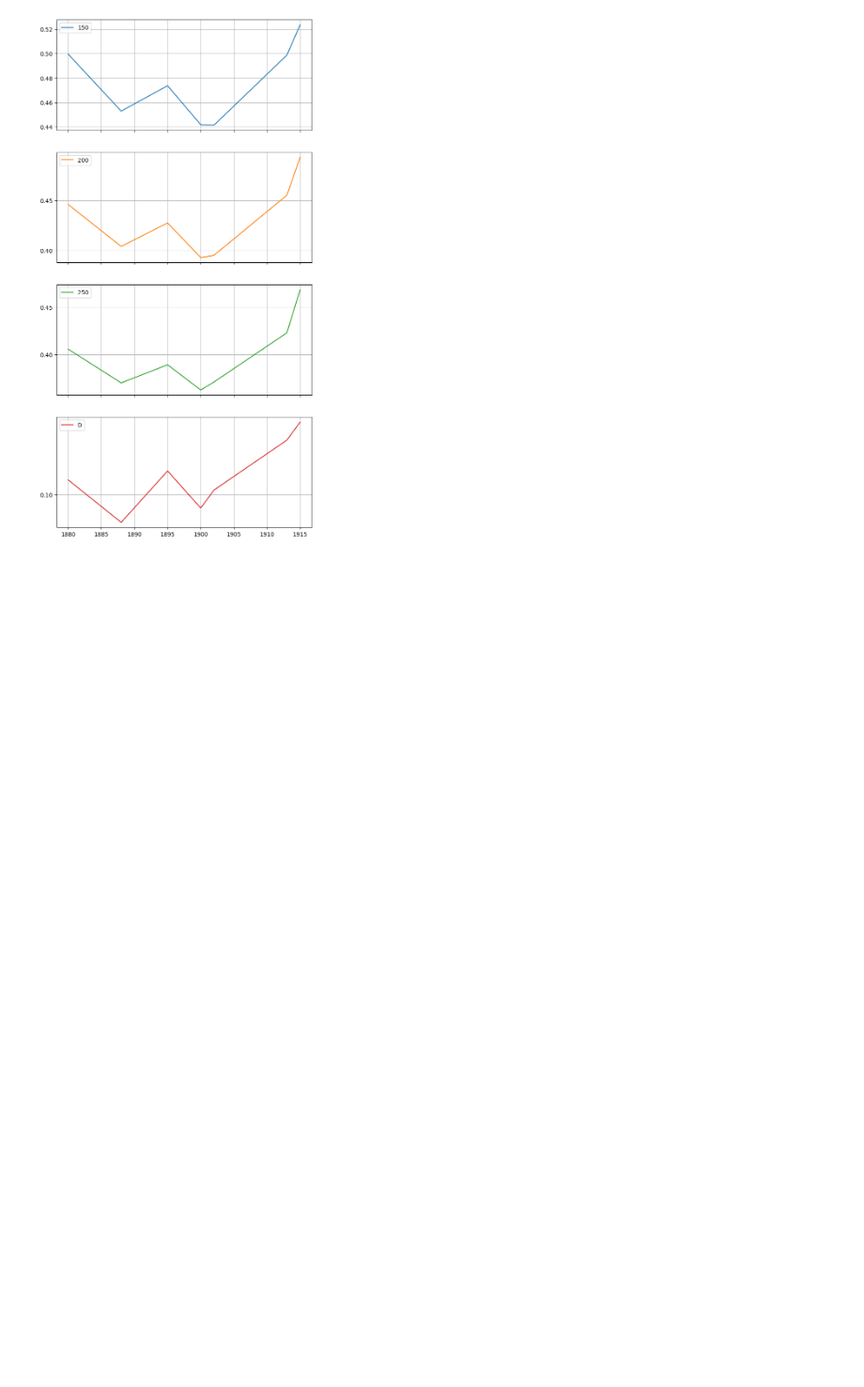
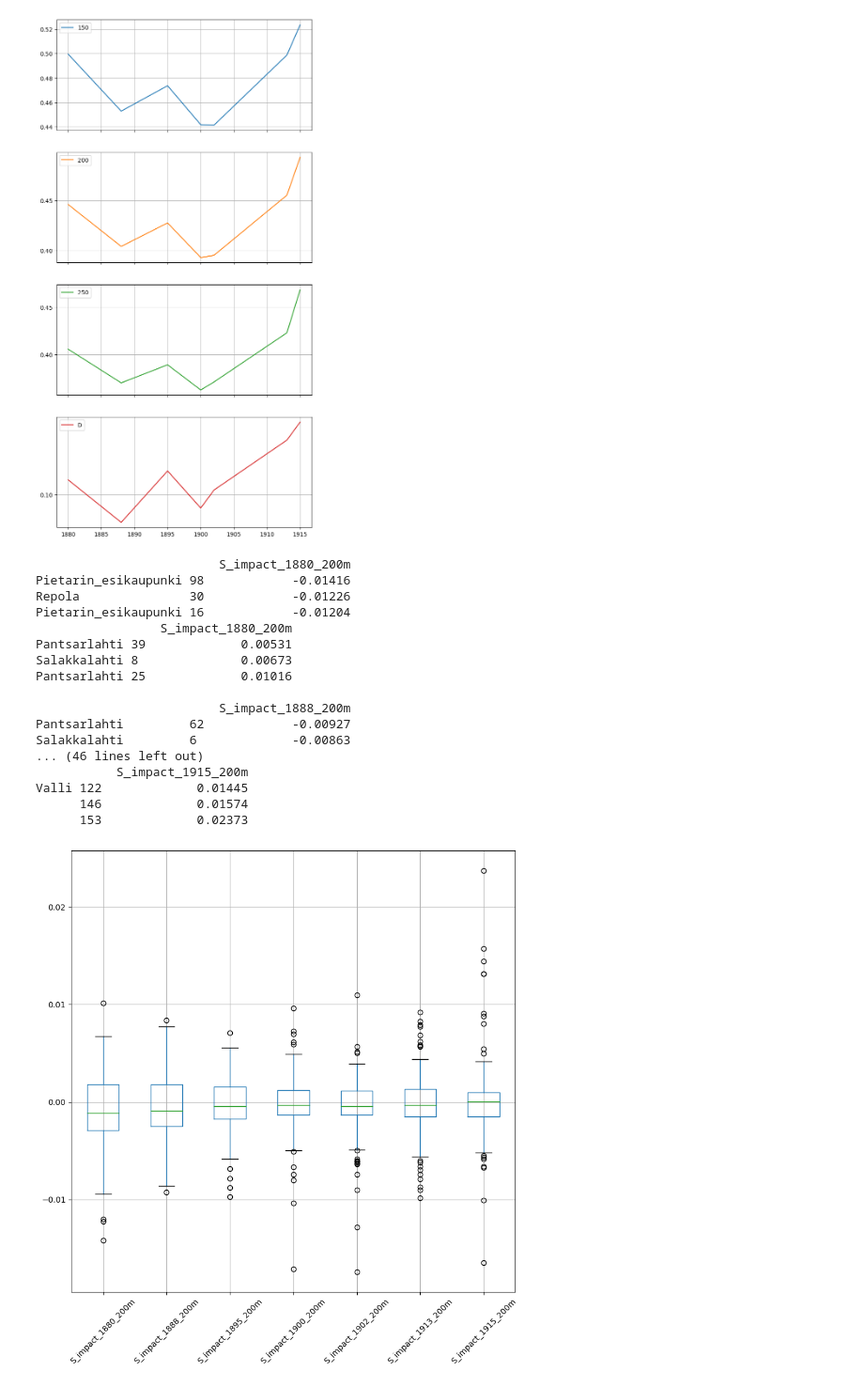
Before and after one commit to AnttiHaerkoenen/spatial_segregation, a Jupyter notebook: notebooks/segregation_change_1880-1920.ipynb, the cells around one changed output. Shown at 94% size. Cells and saved outputs as stored; diff of their text form; code cells hidden in the pictures; blank space fills up the shorter version.

Commit message:
impact

```diff
--- a/notebooks/segregation_change_1880-1920.ipynb
+++ b/notebooks/segregation_change_1880-1920.ipynb
@@ -351,0 +372,57 @@ plt.savefig('../figures/S_and_D.png')
+# %%
+results = {}
+for year in YEARS:
+    for bw in BWS:
+        output_file = data_dir / 'processed' / f'S_impact_{year}_{bw}m.csv'
+        if output_file.exists():
+            continue
+
+        population_data = pd.read_csv(
+            data_dir / 'interim' / f'pop_by_page_{year}.csv',
+            index_col=0,
+            dtype={'district': str, 'representative_plot': str, 'page_number': str},
+        ).pipe(prepare_pop_data)
+        population_data.rename({'representative_plot': 'plot_number'}, axis=1, inplace=True)
+        population_data = population_data.set_index(['district', 'plot_number'], drop=True)
+        population_data = population_data.pipe(handle_combined_plots).pipe(remove_institutions, institutions, year)
+        page_location_data = location_data.join(population_data, on=['district', 'plot_number'])
+        page_location_data.dropna(axis=0, inplace=True)
+        impact = individual_impact(
+            page_location_data,
+            bandwidth=bw,
+            cell_size=CELL_SIZE,
+            kernel_function=quartic_kernel,
+        )
+        impact.to_csv(output_file)
+# %%
+impact_list = []
+for file in (data_dir / 'processed').glob('S_impact*200m.csv'):
+    impact = pd.read_csv(file, index_col=(0, 1), header=0, names=[file.stem])
+    sorted_ = impact.sort_values(by=file.stem)
+    impact_list.append(sorted_)
+    print()
+    print(sorted_.head(3))
+    print(sorted_.tail(3))
+
+impacts = pd.concat(impact_list)
+impacts.boxplot(rot=45, figsize=(10,10))
+plt.show()
+# %% [output]
+                         S_impact_1880_200m
+Pietarin_esikaupunki 98            -0.01416
+Repola               30            -0.01226
+Pietarin_esikaupunki 16            -0.01204
+                 S_impact_1880_200m
+Pantsarlahti 39             0.00531
+Salakkalahti 8              0.00673
+Pantsarlahti 25             0.01016
+
+                         S_impact_1888_200m
+Pantsarlahti         62            -0.00927
+Salakkalahti         6             -0.00863
+... (46 lines left out)
+           S_impact_1915_200m
+Valli 122             0.01445
+      146             0.01574
+      153             0.02373
+[figure, added]
```
Also changed, not shown: parts of 3 cells of this notebook, 37 other files.
